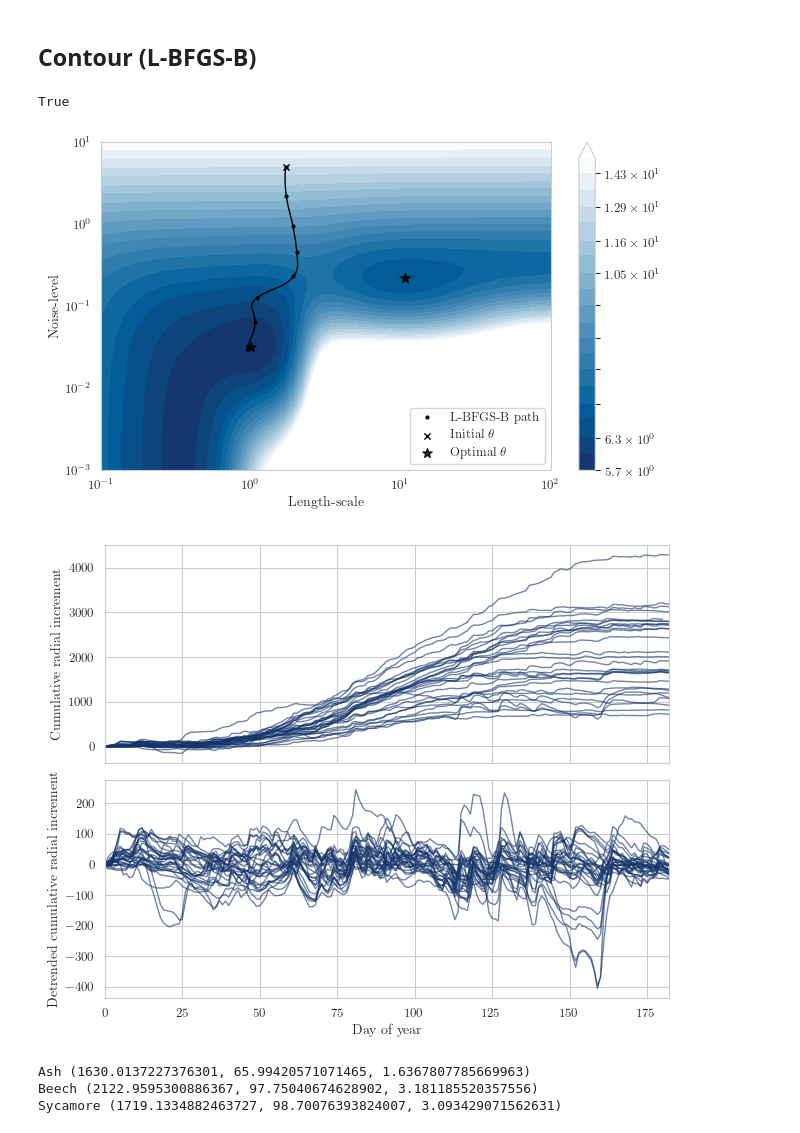
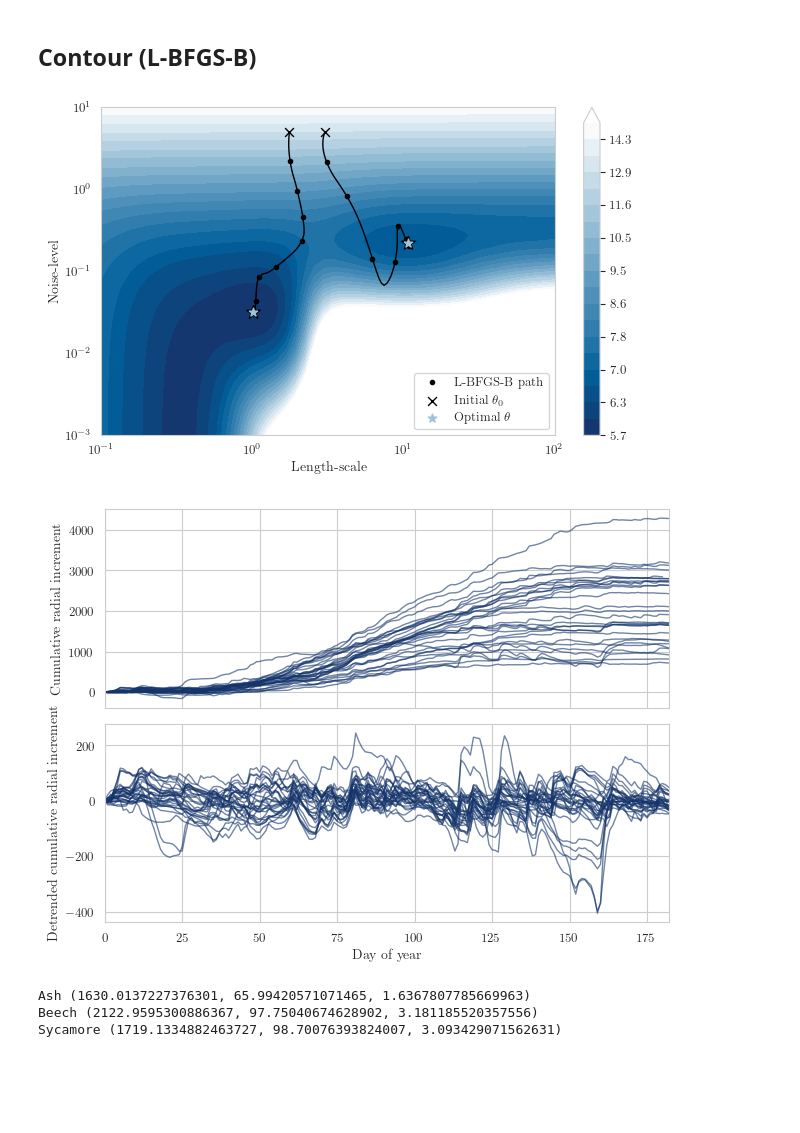
Before and after one commit to ItsNiklas/sparse-gaussian-processes, a Jupyter notebook: plots.ipynb, the cells around one changed output. Cells and saved outputs as stored; diff of their text form; code cells hidden in the pictures; blank space fills up the shorter version.

```diff
--- a/plots.ipynb
+++ b/plots.ipynb
@@ -417,53 +416,58 @@ from scipy import optimize
 
 from scipy.interpolate import BSpline, make_interp_spline
 
 fig, ax = plt.subplots(1, 1, figsize=set_size(fraction=1, subplots=(1, 1)))
 
 
 def obj_func(theta):
     lml, grad = gpr.log_marginal_likelihood(np.log(theta), eval_gradient=True, clone_kernel=False)
     return -lml, -grad
 
 
-x0 = [1.7, 5]
+x0 = [1.75, 5]
 path = [x0]
-
-res = optimize.minimize(fun=obj_func, x0=x0, bounds=[(1e-1, 1e2), (1e-3, 1e1)], method="L-BFGS-B", jac=True,
-                        callback=lambda xk: path.append(np.copy(xk)), tol=1e-3)
-
-# ax.quiver(path[0,:-1], path[1,:-1], path[0,1:]-path[0,:-1], path[1,1:]-path[1,:-1],
-#           scale_units='xy', angles='xy', scale=1.2, color='k', zorder=10, alpha=.6,
-#           width = .003)
-
-ax.plot(*np.array(path).T, zorder=11, c="k", marker="o", markersize=2, linewidth=0, label="L-BFGS-B path")
-
+_ = optimize.minimize(fun=obj_func, x0=x0, bounds=[(1e-1, 1e2), (1e-3, 1e1)], method="L-BFGS-B", jac=True,
+                        callback=lambda xk: path.append(np.copy(xk)), tol=1e-2)
+ax.plot(*np.array(path[1:-1]).T, zorder=11, c="k", marker="o", markersize=3, linewidth=0, label="L-BFGS-B path")
 x = range(len(path))
 y = np.array(path)
 b = make_interp_spline(x, y, k=2)
-print(np.allclose(b(x), y))
+ax.plot(*np.array(b(np.linspace(0, max(x), 100))).T, zorder=10, c="k", linewidth=1,)
+ax.scatter(*x0, marker="x", s=40, lw=1, c="k", label=r"Initial $\theta_0$", zorder=20)
 
-ax.plot(*np.array(b(np.linspace(0, max(x), 200))).T, zorder=10, alpha=1, c="k", linewidth=1,)
-ax.plot(*np.array(b(np.linspace(0, max(x), 200))).T, zorder=9, alpha=1, c="w", linewidth=0,)
-ax.scatter(*x0, marker="x", s=20, lw=1, c="k", label=r"Initial $\theta$", zorder=20)
-ax.scatter(*zip(opts[0], opts[1]), marker="*", s=50, c="k", alpha=.8, label=r"Optimal $\theta$", zorder=20)
+
+x0 = [3, 5]
+path = [x0]
+_ = optimize.minimize(fun=obj_func, x0=x0, bounds=[(1e-1, 1e2), (1e-3, 1e1)], method="L-BFGS-B", jac=True,
+                        callback=lambda xk: path.append(np.copy(xk)), tol=1e-6)
+ax.plot(*np.array(path[1:-1]).T, zorder=11, c="k", marker="o", markersize=3, linewidth=0,)
+x = range(len(path))
+y = np.array(path)
+b = make_interp_spline(x, y, k=2)
+ax.plot(*np.array(b(np.linspace(0, max(x), 100))).T, zorder=10, c="k", linewidth=1,)
+ax.scatter(*x0, marker="x", s=40, lw=1, c="k", zorder=20)
+
+
+
+ax.scatter(*zip(opts[0], opts[1]), marker="*", s=40, color=unimap(.3), label=r"Optimal $\theta$", zorder=20)
+ax.scatter(*zip(opts[0], opts[1]), marker="*", s=100, color="k", zorder=19)
 
 im = ax.contourf(
     length_scale_grid, noise_level_grid, -log_marginal_likelihood,
     levels=level, norm=LogNorm(), cmap="unimap_r", extend="max"
 )
 
 ax.legend(loc='lower right')
 plt.colorbar(im, extend='max')
 plt.xscale("log");plt.yscale("log")
 plt.xlabel("Length-scale");plt.ylabel("Noise-level")
 plt.tight_layout()
 plt.show()
 fig.savefig('contourlbfgsb.pdf', format='pdf', bbox_inches='tight', dpi=300)
 # %% [output]
-True
-[figure, old version]
+[figure, new version]
 # %%
-fig, (ax1, ax2) = plt.subplots(2, 1, figsize=set_size(fraction=1, subplots=(1.3, 1)), sharex=True)
+fig, (ax1, ax2) = plt.subplots(2, 1, figsize=set_size(fraction=1, subplots=(1.2, 1)), sharex=True)
 
 rng = np.random.default_rng(3)
 df_ = pd.read_feather('./data/17766_12.feather')
@@ -482,7 +486,7 @@ plt.tight_layout()
 plt.show()
 fig.savefig('weibulltrees.pdf', format='pdf', bbox_inches='tight', dpi=300)
 # %% [output]
-[figure, old version]
+[figure, new version]
 # %%
 fig, ax = plt.subplots(1, 1, figsize=set_size(fraction=.6, subplots=(1, 1)))
 
```
Also changed, not shown: parts of 3 cells of this notebook, 1 other file.
